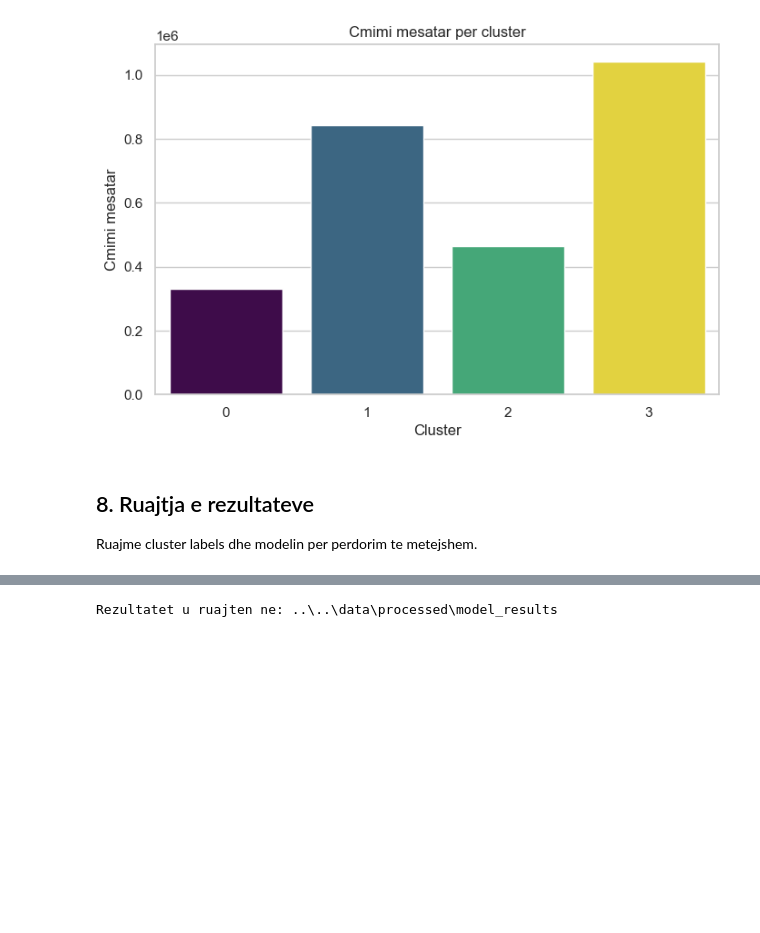
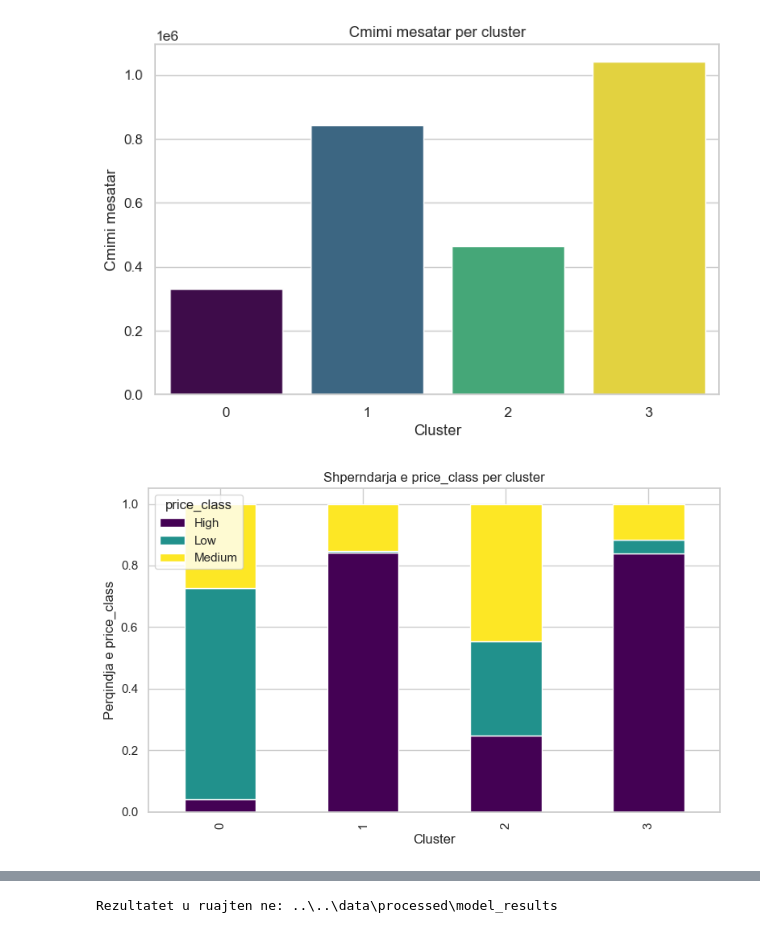
Before and after one commit to Valza-2005/House-Price-Prediction-Machine-Learning-Models, a Jupyter notebook: notebooks/models/Clustering.ipynb, the cells around one changed output, grey strips where cells are left out. Drawn from its saved outputs; the diff is of its cells as text; code cells hidden in the pictures; blank space fills up the shorter version.

```diff
--- a/notebooks/models/Clustering.ipynb
+++ b/notebooks/models/Clustering.ipynb
@@ -114,8 +146,9 @@ k=10: silhouette score = 0.1798
 Bazuar ne Elbow Method dhe Silhouette Score, zgjedhim numrin final te clusterave dhe trajnojme modelin K-Means.
 # %%
 best_k = 4
+best_init = "k-means++"
 
-final_kmeans = KMeans(n_clusters=best_k, random_state=42, n_init=10)
+final_kmeans = KMeans(n_clusters=best_k, init=best_init, random_state=42, n_init=10)
 cluster_labels = final_kmeans.fit_predict(X)
 
 X_clustered = X.copy()
@@ -197,7 +282,15 @@ plt.title("Cmimi mesatar per cluster")
 plt.show()
 # %% [output]
 [figure]
-# %% [markdown]
-## 8. Ruajtja e rezultateve
-
-Ruajme cluster labels dhe modelin per perdorim te metejshem.
+# %%
+class_dist = pd.crosstab(X_clustered["cluster"], X_clustered["price_class"], normalize="index")
+
+class_dist.plot(kind="bar", stacked=True, figsize=(8, 5), colormap="viridis")
+plt.xlabel("Cluster")
+plt.ylabel("Perqindja e price_class")
+plt.title("Shperndarja e price_class per cluster")
+plt.legend(title="price_class")
+plt.tight_layout()
+plt.show()
+# %% [output]
+[figure, added]
```
Also changed, not shown: parts of 16 cells of this notebook.
